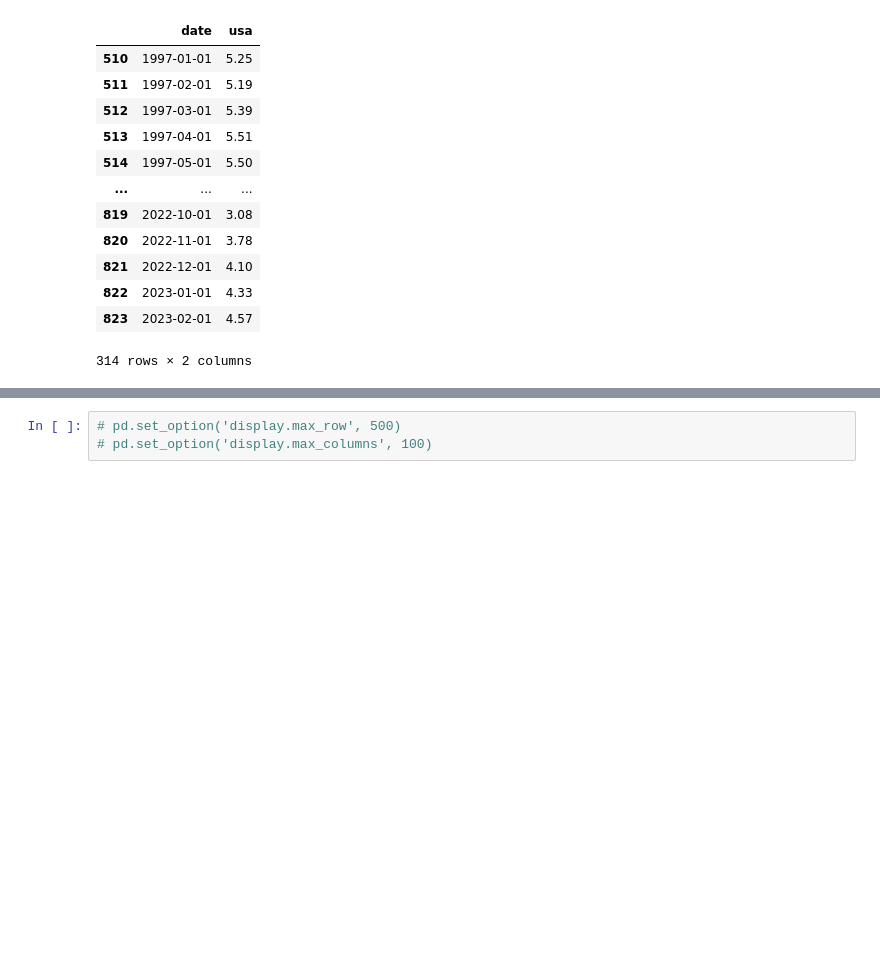
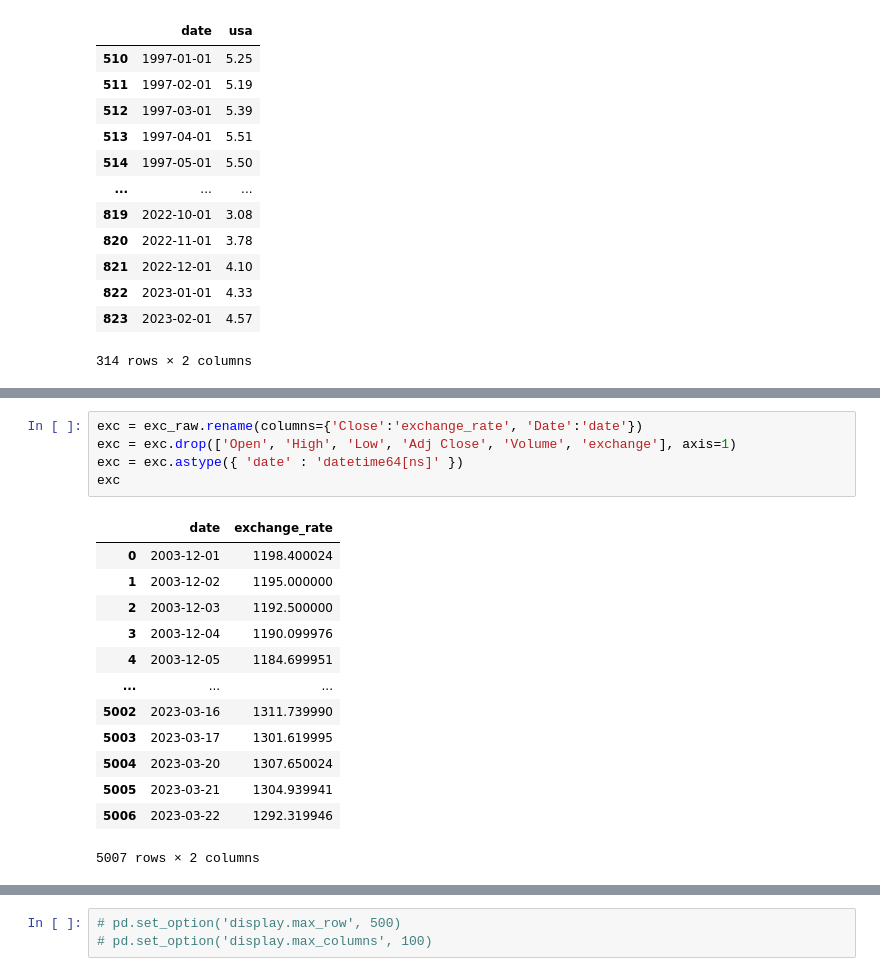
Before and after one commit to giokim12/data-preprocessing, a Jupyter notebook: interest_clean.ipynb, the cells around one changed output, grey strips where cells are left out. Saved outputs shown, nothing was run; the diff lists cells and outputs as text; blank space fills up the shorter version.

```diff
--- a/interest_clean.ipynb
+++ b/interest_clean.ipynb
@@ -102,0 +120,19 @@ df_u
+# %%
+exc = exc_raw.rename(columns={'Close':'exchange_rate', 'Date':'date'})
+exc = exc.drop(['Open', 'High', 'Low', 'Adj Close', 'Volume', 'exchange'], axis=1)
+exc = exc.astype({ 'date' : 'datetime64[ns]' })
+exc
+# %% [output]
+|  | date | exchange_rate |
+| 0 | 2003-12-01 | 1198.400024 |
+| 1 | 2003-12-02 | 1195.000000 |
+| 2 | 2003-12-03 | 1192.500000 |
+| 3 | 2003-12-04 | 1190.099976 |
+| 4 | 2003-12-05 | 1184.699951 |
+| ... | ... | ... |
+| 5002 | 2023-03-16 | 1311.739990 |
+| 5003 | 2023-03-17 | 1301.619995 |
+| 5004 | 2023-03-20 | 1307.650024 |
+| 5005 | 2023-03-21 | 1304.939941 |
+| 5006 | 2023-03-22 | 1292.319946 |
+5007 rows × 2 columns
```
Also changed, not shown: parts of 5 cells of this notebook, 3 other files.
